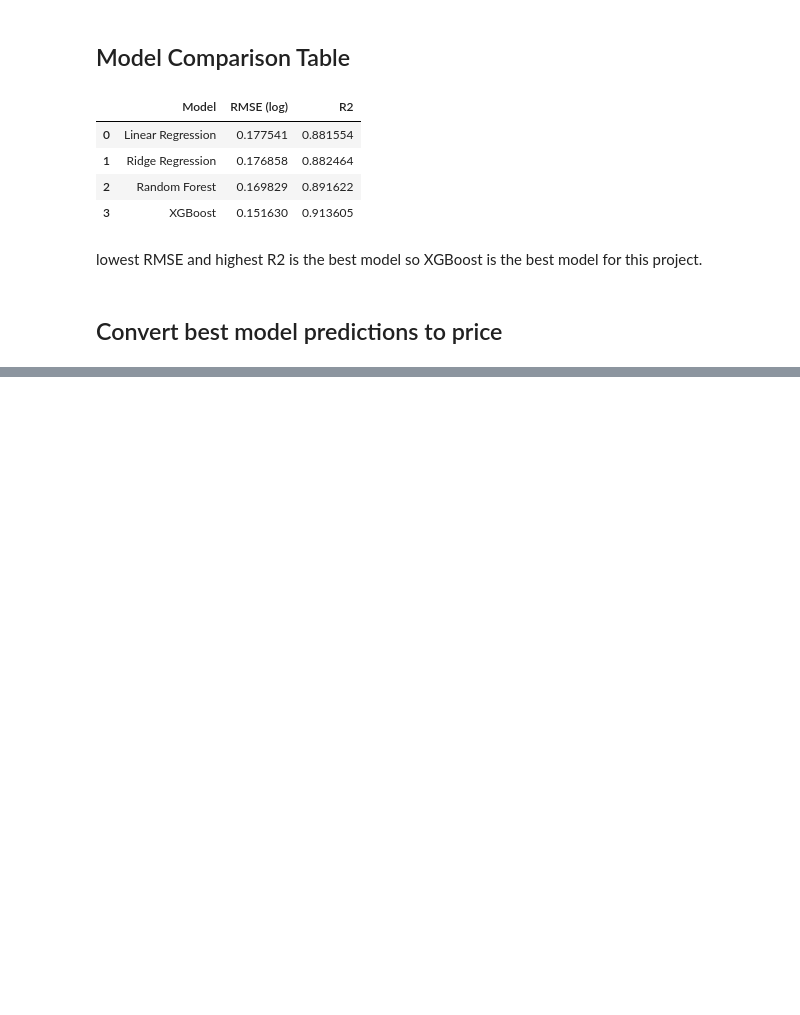
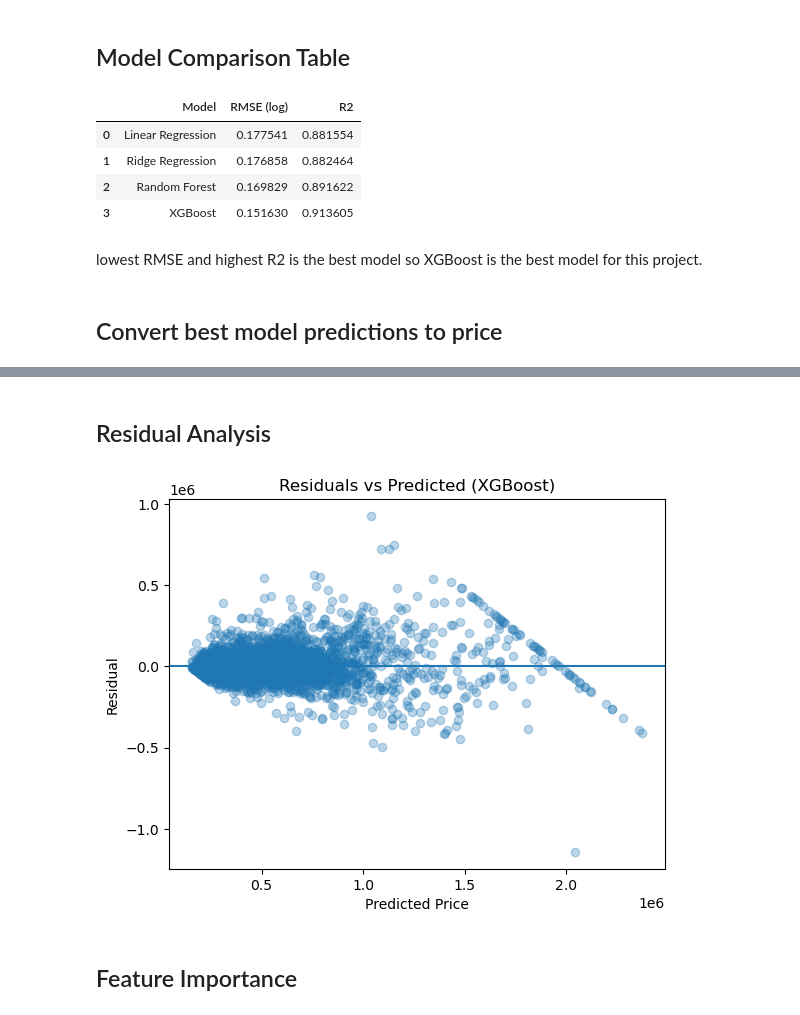
Before and after one commit to ChristineYamin/03_Adavanced_house_price_prediction, a Jupyter notebook: notebooks/04_modeling.ipynb, the cells around one changed output, grey strips where cells are left out. Cells and saved outputs as stored; diff of their text form; code cells hidden in the pictures; blank space fills up the shorter version.

```diff
--- a/notebooks/04_modeling.ipynb
+++ b/notebooks/04_modeling.ipynb
@@ -208,0 +236,16 @@ price_true = np.expm1(y_test)
+# %% [markdown]
+## Residual Analysis
+# %%
+residuals = price_true - price_pred_xgb
+
+plt.figure()
+plt.scatter(price_pred_xgb, residuals, alpha=0.3)
+plt.axhline(0)
+plt.xlabel("Predicted Price")
+plt.ylabel("Residual")
+plt.title("Residuals vs Predicted (XGBoost)")
+plt.show()
+# %% [output]
+[figure, added]
+# %% [markdown]
+## Feature Importance
```
Also changed, not shown: parts of 5 cells of this notebook.
